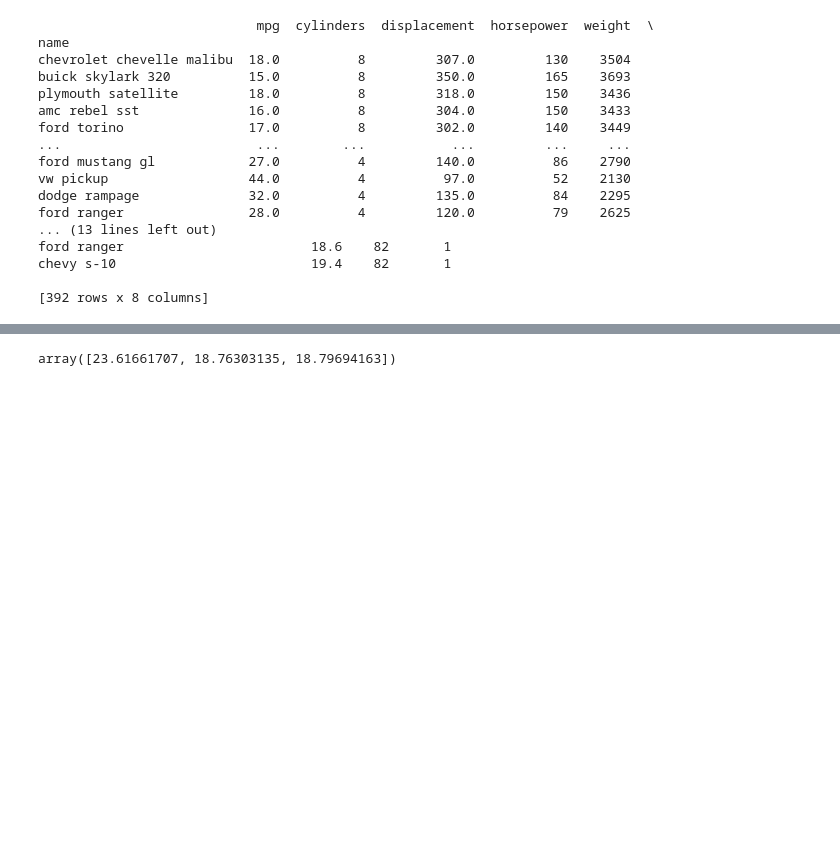
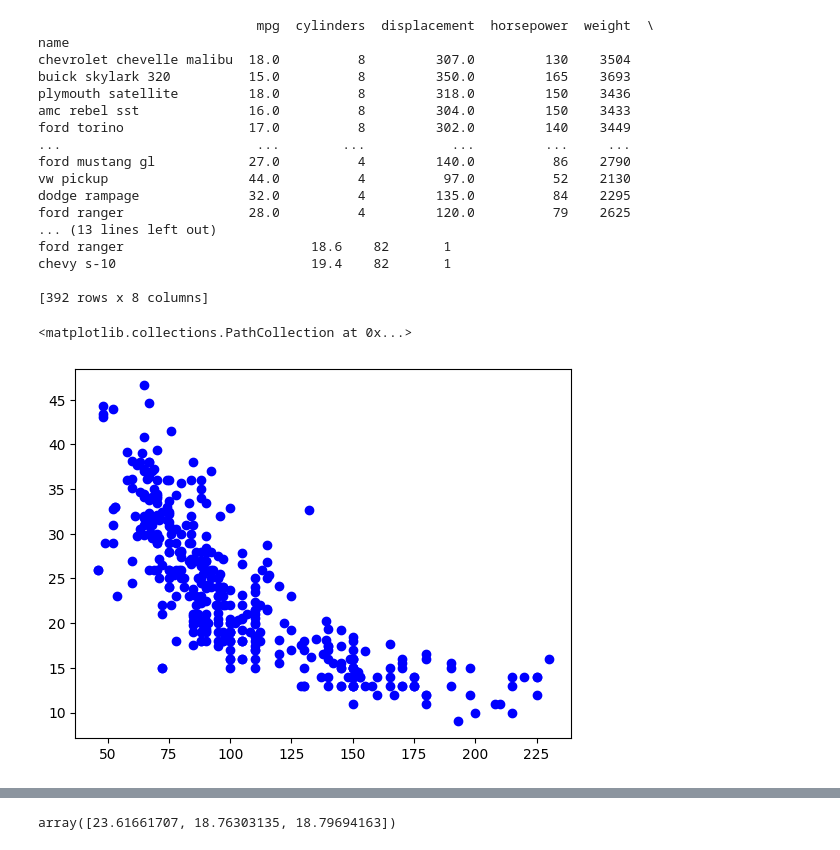
Before and after one commit to thinhnguyen2026/Business_Analytics_III, a Jupyter notebook: Thinh_Nguyen_In_class_Lab3_CV_Student.ipynb, the cells around one changed output, grey strips where cells are left out. Drawn from its saved outputs; the diff is of its cells as text; code cells hidden in the pictures; blank space fills up the shorter version.

```diff
--- a/Thinh_Nguyen_In_class_Lab3_CV_Student.ipynb
+++ b/Thinh_Nguyen_In_class_Lab3_CV_Student.ipynb
@@ -60,3 +60,8 @@ ford ranger                        18.6    82       1
 chevy s-10                         19.4    82       1
 
 [392 rows x 8 columns]
+# %%
+plt.scatter(Auto['horsepower'], Auto['mpg'], color='blue', label='Data points')
+# %% [output]
+<matplotlib.collections.PathCollection at 0x...>
+[figure, added]
```
Also changed, not shown: parts of 27 cells of this notebook.
